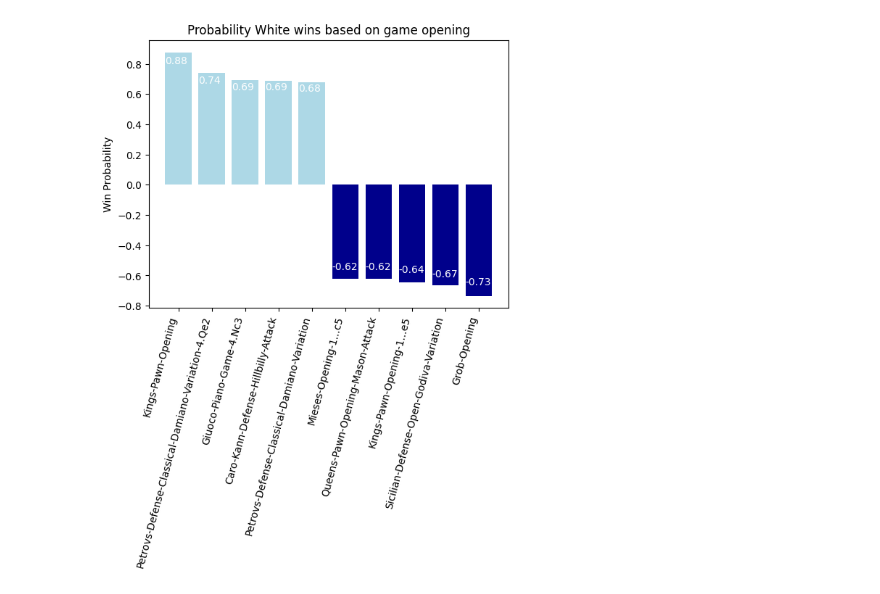
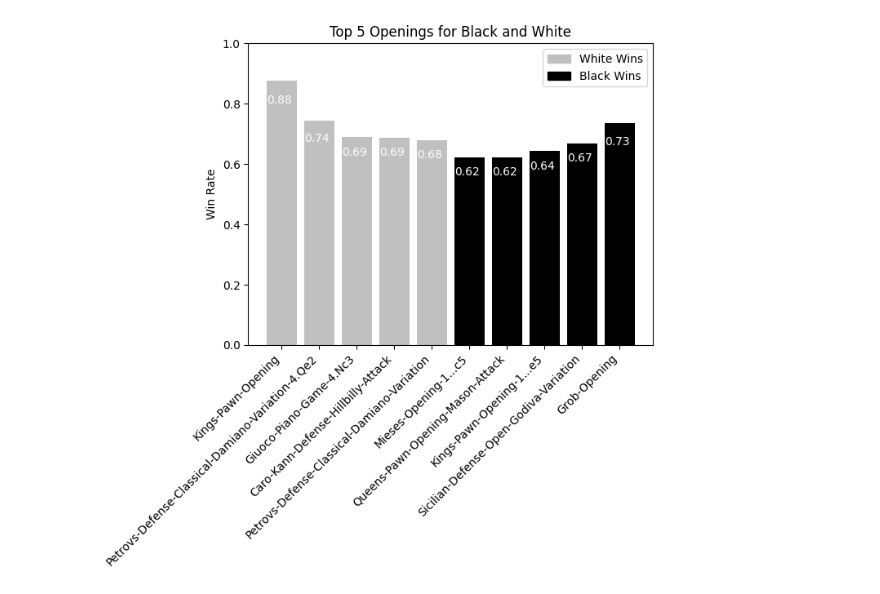
Before and after one commit to Torbet/Chess-DS, a Jupyter notebook: Openings.ipynb, the cells around one changed output. Cells and saved outputs as stored; diff of their text form; code cells hidden in the pictures.

Commit message:
opening graph change

```diff
--- a/Openings.ipynb
+++ b/Openings.ipynb
@@ -24,17 +38,30 @@ wins = dict(sorted(wins.items(), key=lambda item: item[1], reverse=True))
 # %%
 n = 5
 os = list(wins.keys())
 ps = list(wins.values())
-colours = ['lightblue' if (x > 0) else 'darkblue' for x in (ps[:n]+ps[-n:])]
+
+for i in range(len(ps)):
+    ps[i] = abs(ps[i])
+
+whiteCol = "silver"
+blackCol = "black"
+
+colours = [whiteCol]*n + [blackCol]*n
 fig, ax = plt.subplots()
 bars = ax.bar((os[:n] + os[-6:-1]), (ps[:n] + ps[-6:-1]), color=colours)
 for bar in bars:
     yval = round(bar.get_height(), 2)
     plt.text(bar.get_x(), yval/1.1, yval, color = 'white')
-plt.xticks(rotation = 75, ha = 'right')
-plt.ylabel("Win Probability")
-plt.title("Probability White wins based on game opening")
+plt.ylim(ymax = 1, ymin = 0)
+plt.xticks(rotation = 45, ha = 'right')
+plt.ylabel("Win Rate")
+plt.title("Top 5 Openings for Black and White")
 #ax.set_facecolor('slategrey')
+
+white_patch = mpatches.Patch(color=whiteCol, label='White Wins')
+black_patch = mpatches.Patch(color=blackCol, label='Black Wins')
+plt.legend(handles=[white_patch, black_patch])
+
 plt.show()
 # %% [output]
-[figure, old version]
+[figure, new version]
```
Also changed, not shown: parts of 5 cells of this notebook.
